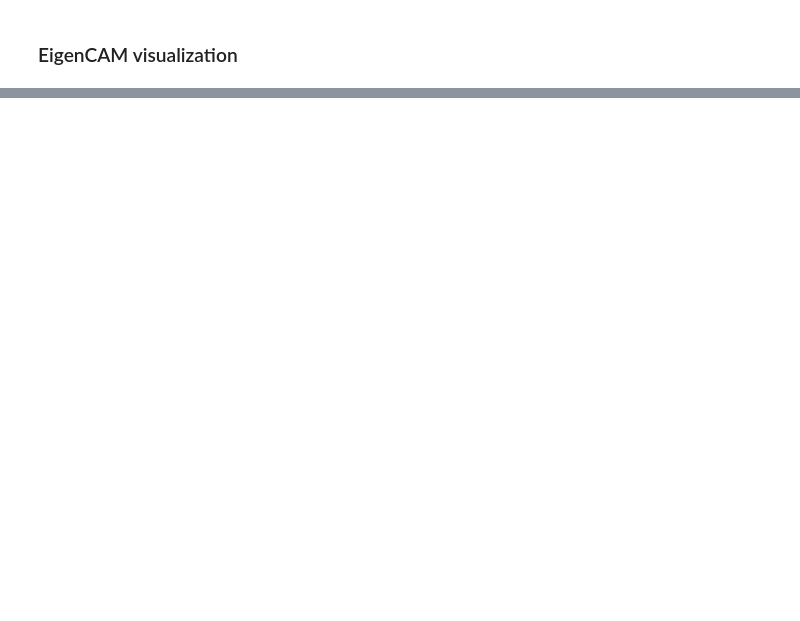
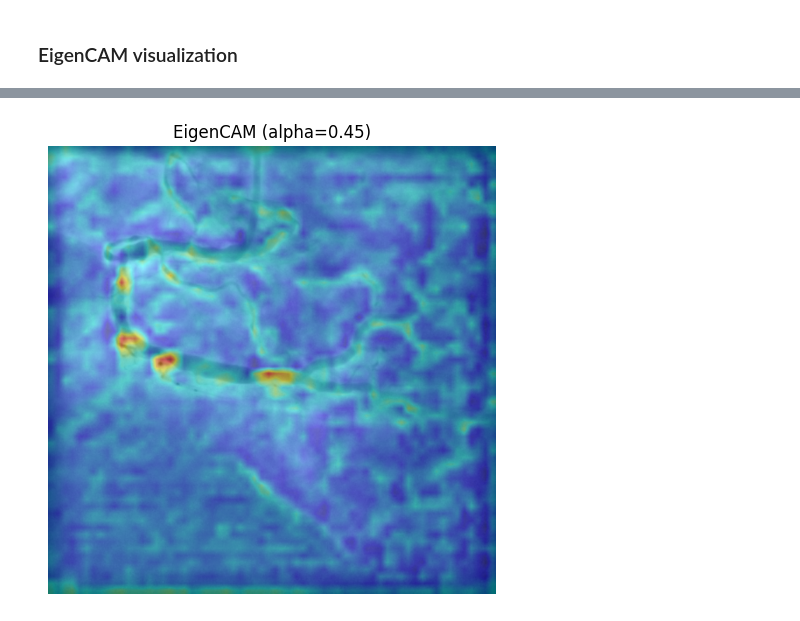
Before and after one commit to nik9ta5/yolo_detect_cadica, a Jupyter notebook: analyze_errors.ipynb, the cells around one changed output, grey strips where cells are left out. Cells and saved outputs as stored; diff of their text form; code cells hidden in the pictures; blank space fills up the shorter version.

```diff
--- a/analyze_errors.ipynb
+++ b/analyze_errors.ipynb
@@ -121,0 +147,4 @@ eigencam.remove_hooks()
+# %%
+only_eigencam_visualizate(result_cam, heatmap, alpha=0.45, figsize=(9, 5))
+# %% [output]
+[figure, added]
```
Also changed, not shown: parts of 11 cells of this notebook, 4 other files.
